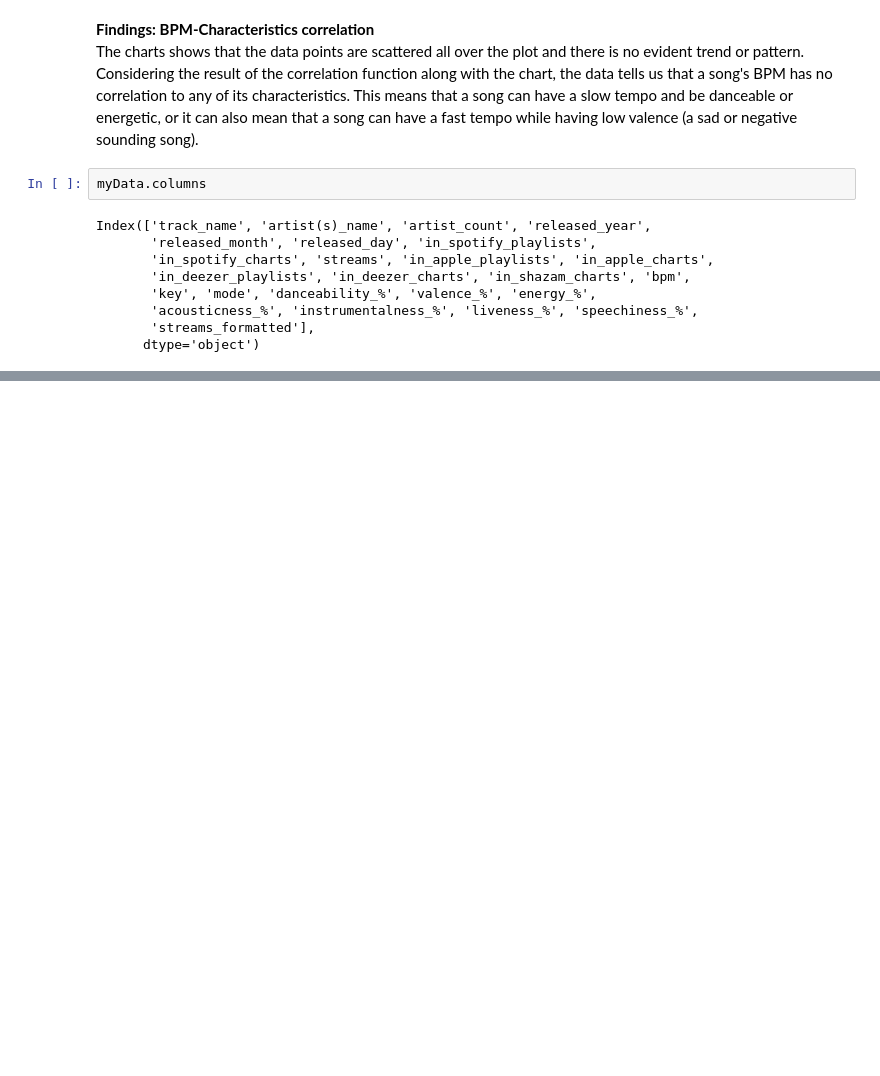
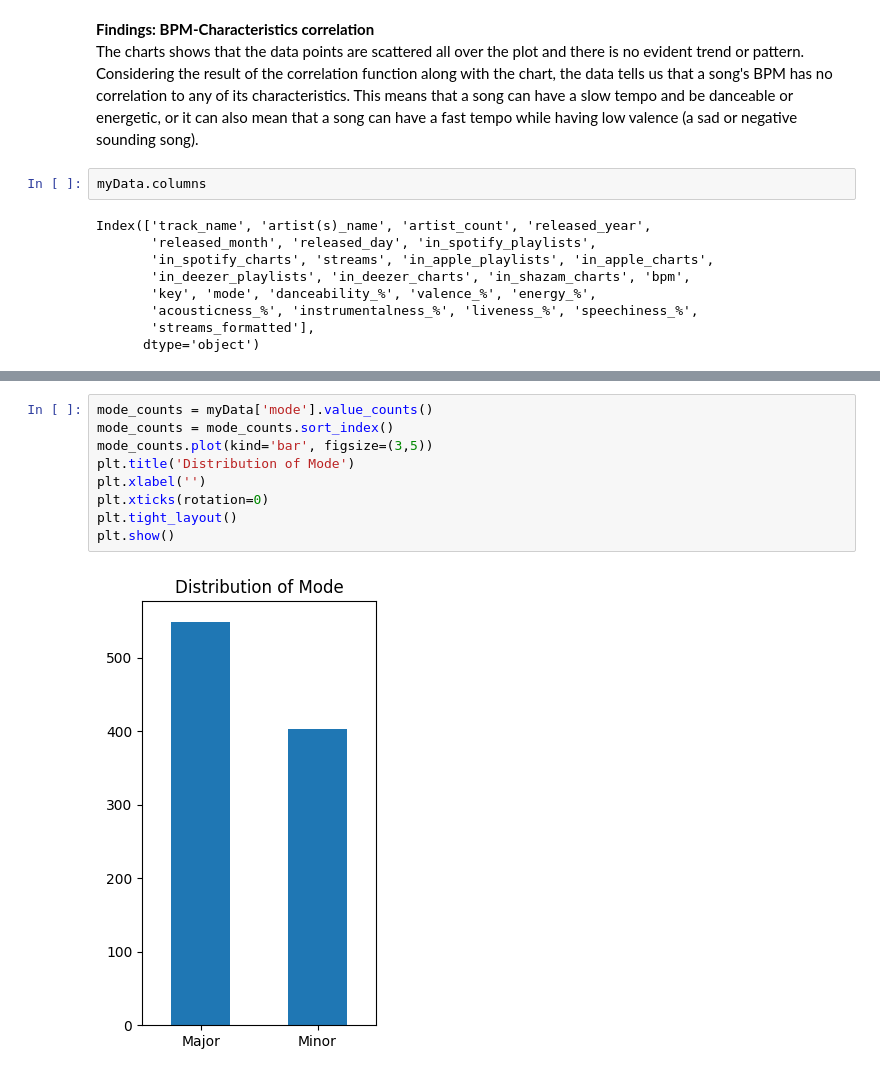
Before and after one commit to ad-mz/Python-Jupyter, a Jupyter notebook: case_study.ipynb, the cells around one changed output, grey strips where cells are left out. Cells and saved outputs as stored; diff of their text form; blank space fills up the shorter version.

```diff
--- a/case_study.ipynb
+++ b/case_study.ipynb
@@ -496,0 +511,11 @@ TBC..
+# %%
+mode_counts = myData['mode'].value_counts()
+mode_counts = mode_counts.sort_index()
+mode_counts.plot(kind='bar', figsize=(3,5))
+plt.title('Distribution of Mode')
+plt.xlabel('')
+plt.xticks(rotation=0)
+plt.tight_layout()
+plt.show()
+# %% [output]
+[figure, added]
```
Also changed, not shown: parts of 9 cells of this notebook.
